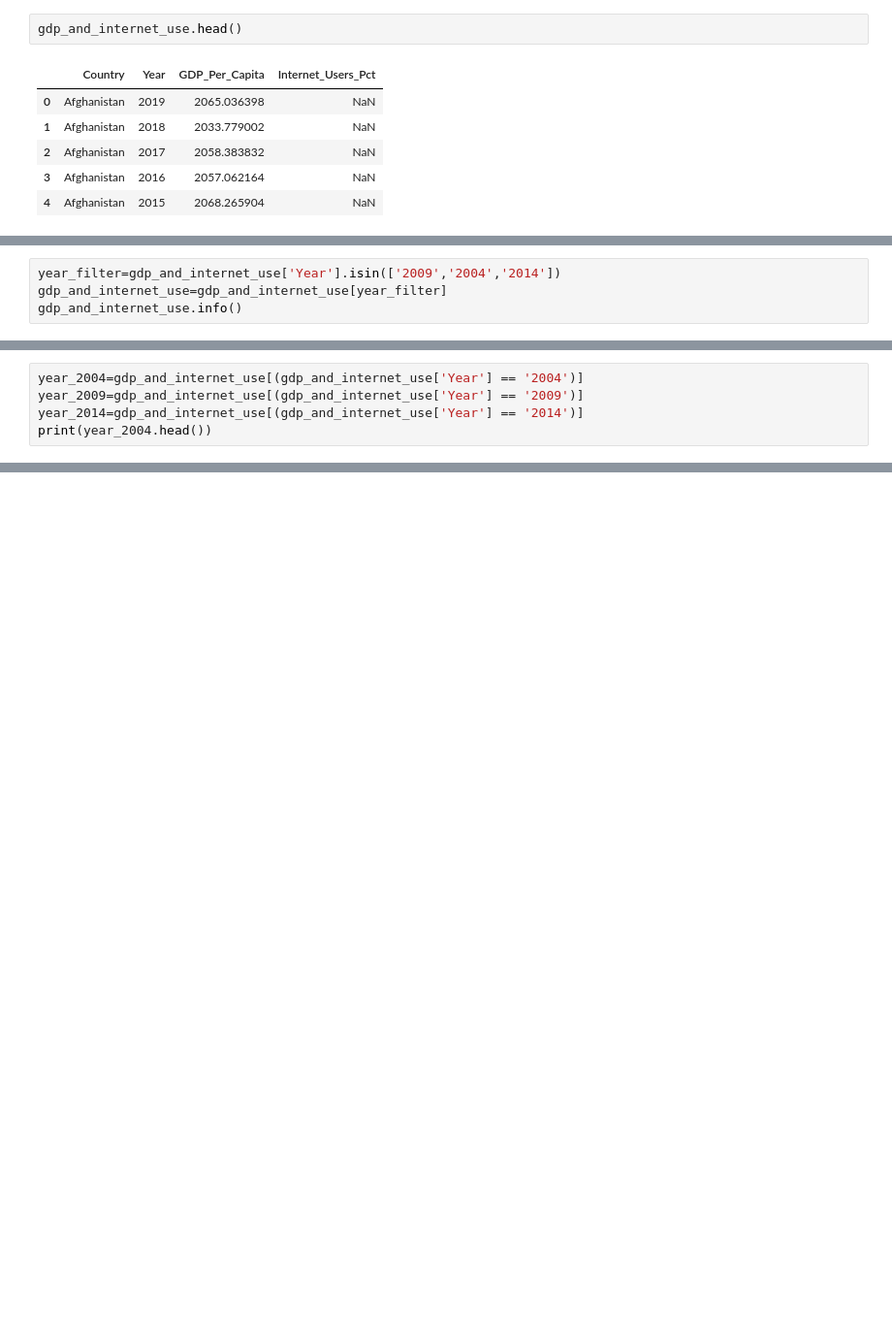
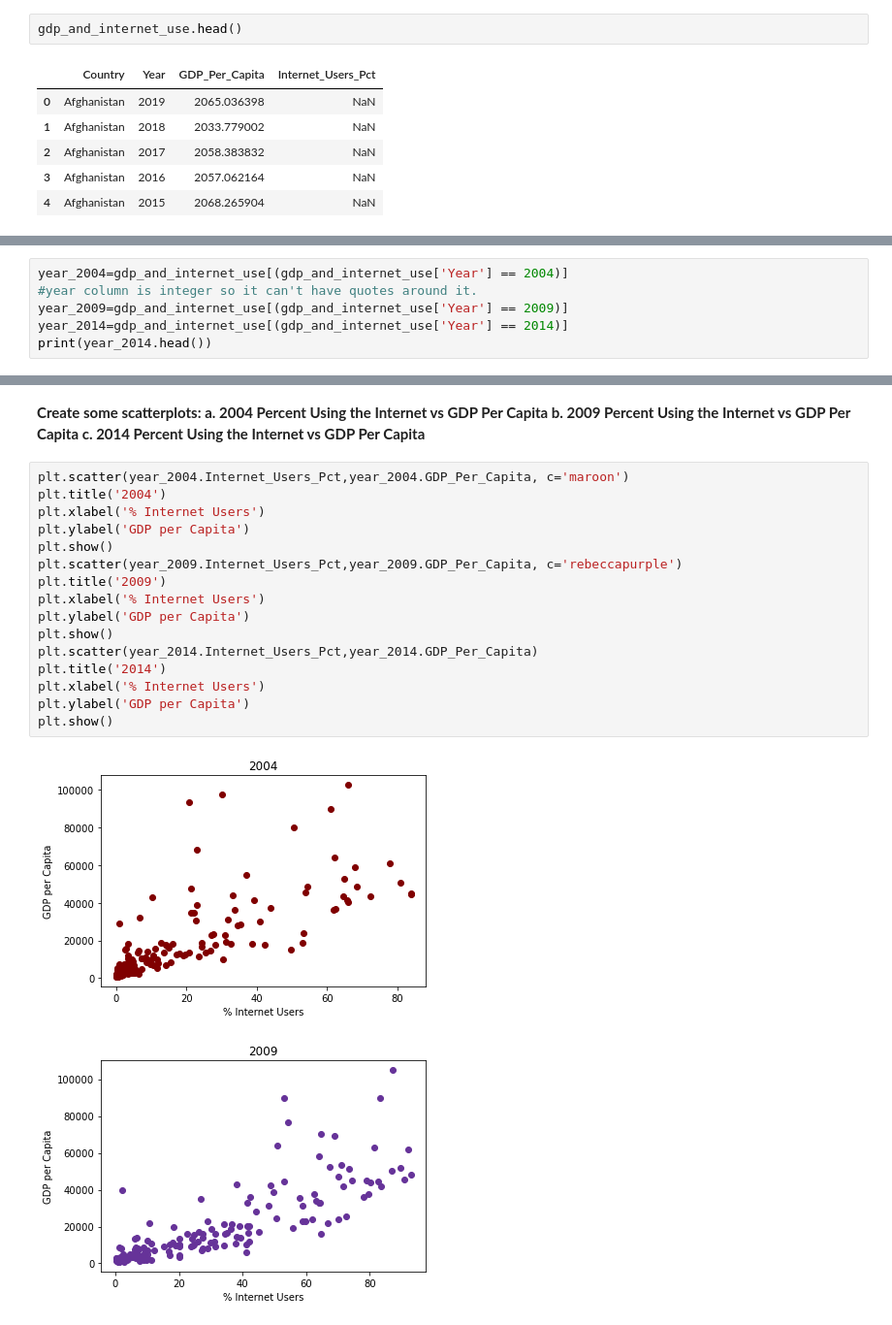
Before and after one commit to NSS-Data-Analytics-Cohort-6/gdp-and-internet-usage-mdecampo, a Jupyter notebook: notebooks/GDP_notebook.ipynb, the cells around one changed output, grey strips where cells are left out. Shown at 97% size. Cells and saved outputs as stored; diff of their text form; blank space fills up the shorter version.

```diff
--- a/notebooks/GDP_notebook.ipynb
+++ b/notebooks/GDP_notebook.ipynb
@@ -184,4 +183,0 @@ Subset the combined DataFrame to keep only the data for 2004, 2009, and 2014. Ch
-# %%
-year_filter=gdp_and_internet_use['Year'].isin(['2009','2004','2014'])
-gdp_and_internet_use=gdp_and_internet_use[year_filter]
-gdp_and_internet_use.info()
@@ -204,6 +206,7 @@ Created new dfs, checked to see if filter worked.
 # %%
-year_2004=gdp_and_internet_use[(gdp_and_internet_use['Year'] == '2004')]
-year_2009=gdp_and_internet_use[(gdp_and_internet_use['Year'] == '2009')]
-year_2014=gdp_and_internet_use[(gdp_and_internet_use['Year'] == '2014')]
-print(year_2004.head())
+year_2004=gdp_and_internet_use[(gdp_and_internet_use['Year'] == 2004)]
+#year column is integer so it can't have quotes around it.
+year_2009=gdp_and_internet_use[(gdp_and_internet_use['Year'] == 2009)]
+year_2014=gdp_and_internet_use[(gdp_and_internet_use['Year'] == 2014)]
+print(year_2014.head())
 # %% [output]
@@ -221,0 +315,24 @@ Index: []
+# %% [markdown]
+**Create some scatterplots:
+a. 2004 Percent Using the Internet vs GDP Per Capita
+b. 2009 Percent Using the Internet vs GDP Per Capita
+c. 2014 Percent Using the Internet vs GDP Per Capita**
+# %%
+plt.scatter(year_2004.Internet_Users_Pct,year_2004.GDP_Per_Capita, c='maroon')
+plt.title('2004')
+plt.xlabel('% Internet Users')
+plt.ylabel('GDP per Capita')
+plt.show()
+plt.scatter(year_2009.Internet_Users_Pct,year_2009.GDP_Per_Capita, c='rebeccapurple')
+plt.title('2009')
+plt.xlabel('% Internet Users')
+plt.ylabel('GDP per Capita')
+plt.show()
+plt.scatter(year_2014.Internet_Users_Pct,year_2014.GDP_Per_Capita)
+plt.title('2014')
+plt.xlabel('% Internet Users')
+plt.ylabel('GDP per Capita')
+plt.show()
+# %% [output]
+[figure, added]
+[figure, added]
```
Also changed, not shown: parts of 48 cells of this notebook.
